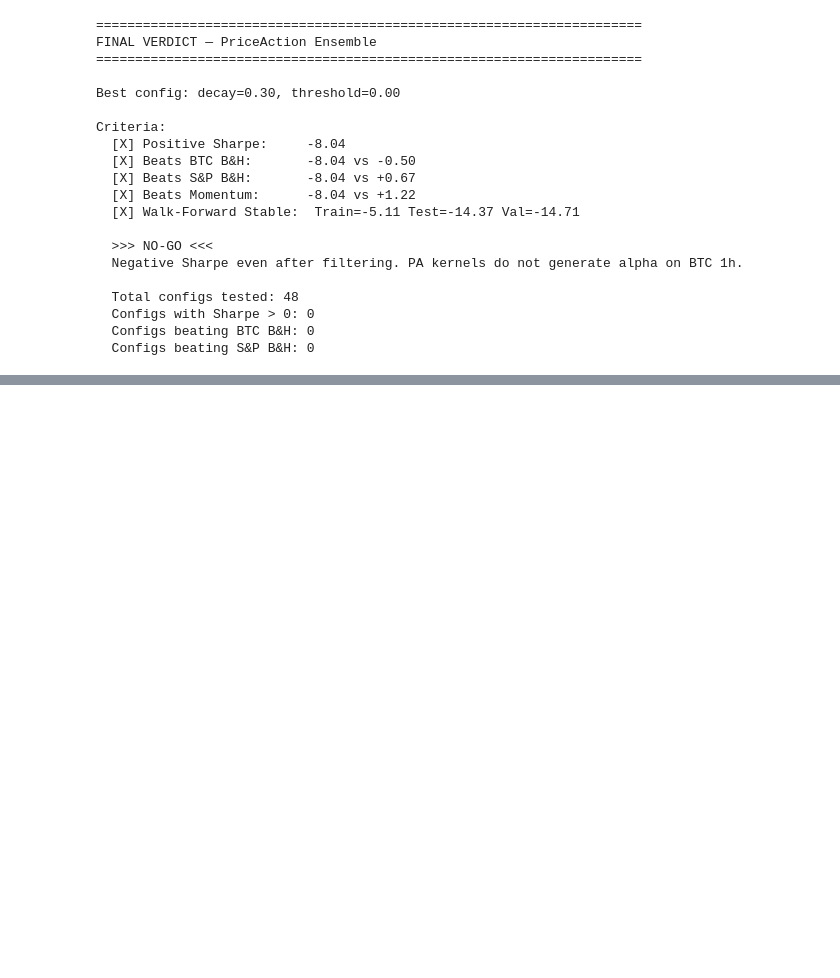
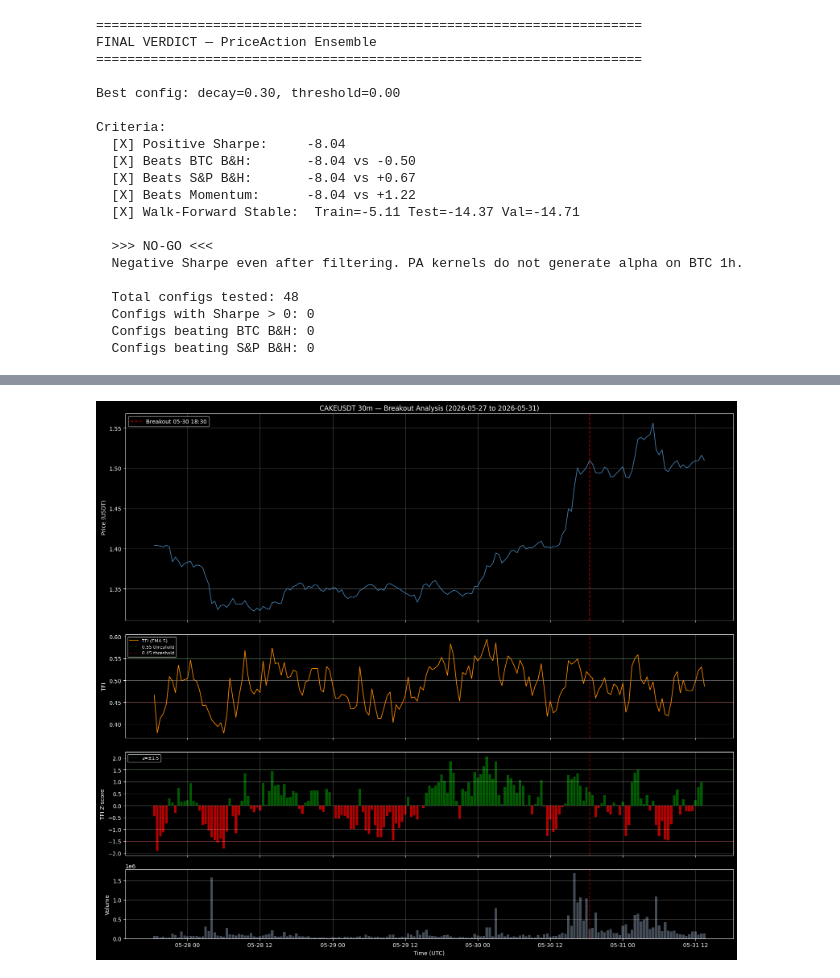
Before and after one commit to transparentCode/flipperAgent, a Jupyter notebook: research/backtest_price_action.ipynb, the cells around one changed output, grey strips where cells are left out. Drawn from its saved outputs; the diff is of its cells as text; code cells hidden in the pictures; blank space fills up the shorter version.

```diff
--- a/research/backtest_price_action.ipynb
+++ b/research/backtest_price_action.ipynb
@@ -780,0 +921,89 @@ Criteria:
+# %%
+# ── BREAKOUT ZOOM: Price + TFI around the recent breakout ────────
+import matplotlib.pyplot as plt
+import matplotlib.dates as mdates
+
+# Find the breakout: biggest single-day move in the last 2 weeks
+recent = cake[cake['timestamp'] >= '2026-05-15'].copy()
+recent['daily_ret'] = recent['close'].pct_change(48)  # ~48 x 30min = 24h
+breakout_idx = recent['daily_ret'].idxmax()
+breakout_ts = recent.loc[breakout_idx, 'timestamp']
+breakout_price = recent.loc[breakout_idx, 'close']
+print(f"Breakout detected: {breakout_ts} | Price: {breakout_price:.4f} | 24h move: {recent.loc[breakout_idx, 'daily_ret']*100:+.2f}%")
+
+# Window: 3 days before to 1 day after breakout
+window_start = breakout_ts - pd.Timedelta(days=3)
+window_end = breakout_ts + pd.Timedelta(days=1)
+zoom = cake[(cake['timestamp'] >= window_start) & (cake['timestamp'] <= window_end)].copy()
+
+fig, axes = plt.subplots(4, 1, figsize=(16, 14), sharex=True,
+                          gridspec_kw={'height_ratios': [3, 1.5, 1.5, 1]})
+
+# Panel 1: Price with breakout marker
+ax1 = axes[0]
+ax1.plot(zoom['timestamp'], zoom['close'], linewidth=1.2, color='steelblue')
+ax1.axvline(breakout_ts, color='red', ls='--', alpha=0.7, label=f'Breakout {breakout_ts.strftime("%m-%d %H:%M")}')
+ax1.set_ylabel('Price (USDT)')
+ax1.set_title(f'CAKEUSDT 30m — Breakout Analysis ({window_start.date()} to {window_end.date()})')
+ax1.legend()
+ax1.grid(alpha=0.3)
+
+# Panel 2: TFI (smoothed)
+ax2 = axes[1]
+ax2.plot(zoom['timestamp'], zoom['tfi'], linewidth=1.2, color='darkorange', label='TFI (EMA-5)')
+ax2.axhline(0.50, color='gray', ls=':', alpha=0.5)
+ax2.axhline(0.55, color='green', ls='--', alpha=0.3, label='0.55 threshold')
+ax2.axhline(0.45, color='red', ls='--', alpha=0.3, label='0.45 threshold')
+ax2.axvline(breakout_ts, color='red', ls='--', alpha=0.5)
+ax2.set_ylabel('TFI')
+ax2.legend(loc='upper left', fontsize=8)
+ax2.grid(alpha=0.3)
+
+# Panel 3: TFI Z-score
+ax3 = axes[2]
+colors = ['green' if z > 0 else 'red' for z in zoom['tfi_zscore'].fillna(0)]
+ax3.bar(zoom['timestamp'], zoom['tfi_zscore'].fillna(0), width=pd.Timedelta(minutes=25),
+        color=colors, alpha=0.7)
+ax3.axhline(0, color='gray', ls='-', alpha=0.3)
+ax3.axhline(1.5, color='green', ls='--', alpha=0.3, label='z=±1.5')
+ax3.axhline(-1.5, color='red', ls='--', alpha=0.3)
+ax3.axvline(breakout_ts, color='red', ls='--', alpha=0.5)
+ax3.set_ylabel('TFI Z-score')
+ax3.legend(loc='upper left', fontsize=8)
+ax3.grid(alpha=0.3)
+
+# Panel 4: Volume
+ax4 = axes[3]
+ax4.bar(zoom['timestamp'], zoom['volume'], width=pd.Timedelta(minutes=25),
+        color='slategray', alpha=0.6)
+ax4.axvline(breakout_ts, color='red', ls='--', alpha=0.5)
+ax4.set_ylabel('Volume')
+ax4.set_xlabel('Time (UTC)')
+ax4.grid(alpha=0.3)
+
+plt.tight_layout()
+plt.show()
+
+# Pre-breakout TFI behavior (12h before breakout)
+pre_window = cake[(cake['timestamp'] >= breakout_ts - pd.Timedelta(hours=12)) &
+                   (cake['timestamp'] < breakout_ts)]
+post_window = cake[(cake['timestamp'] >= breakout_ts) &
+                    (cake['timestamp'] < breakout_ts + pd.Timedelta(hours=12))]
+
+print(f'\n▸ TFI 12h BEFORE breakout:')
+print(f'  Mean TFI:     {pre_window["tfi"].mean():.4f}')
+print(f'  Max TFI:      {pre_window["tfi"].max():.4f}')
+print(f'  Mean Z-score: {pre_window["tfi_zscore"].mean():+.2f}')
+print(f'  Max Z-score:  {pre_window["tfi_zscore"].max():+.2f}')
+print(f'  Bars with z>1: {(pre_window["tfi_zscore"] > 1).sum()} / {len(pre_window)}')
+
+print(f'\n▸ TFI 12h AFTER breakout:')
+print(f'  Mean TFI:     {post_window["tfi"].mean():.4f}')
+print(f'  Max TFI:      {post_window["tfi"].max():.4f}')
+print(f'  Mean Z-score: {post_window["tfi_zscore"].mean():+.2f}')
+print(f'  Max Z-score:  {post_window["tfi_zscore"].max():+.2f}')
+
+print(f'\n▸ Full-sample average TFI: {cake["tfi"].mean():.4f}')
+pre_diff = pre_window["tfi"].mean() - cake["tfi"].mean()
+print(f'  Pre-breakout deviation from mean: {pre_diff:+.4f} ({pre_diff/cake["tfi"].std():+.2f}σ)')
+# %% [output]
@@ -780,0 +1011 @@ Criteria:
+[figure, added]
```
Also changed, not shown: parts of 6 cells of this notebook, 3 other files.
